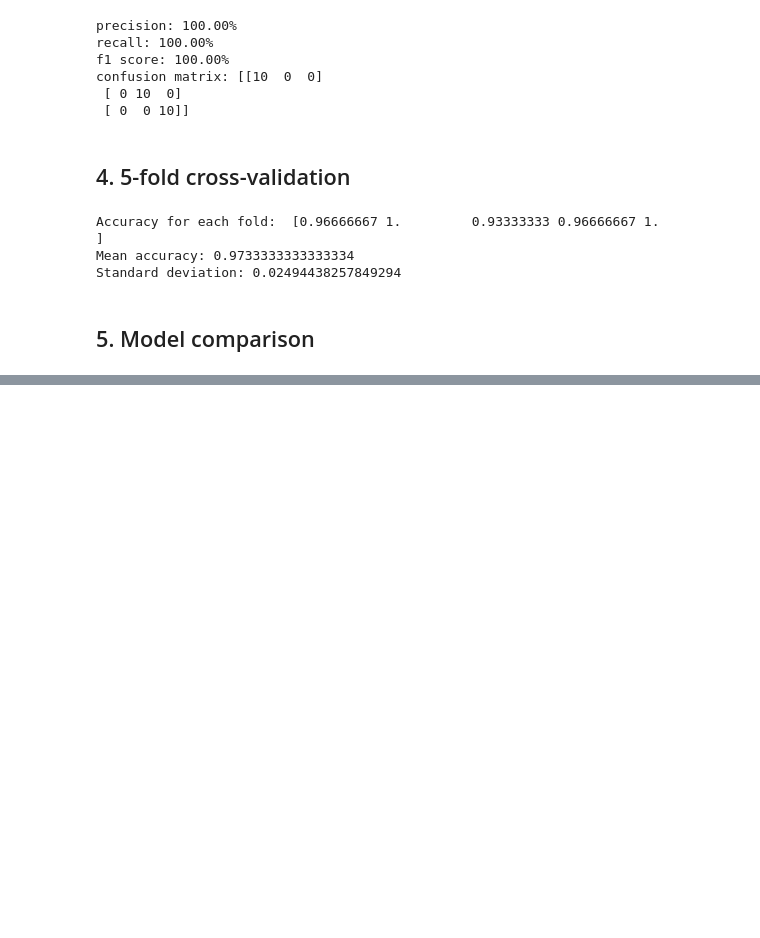
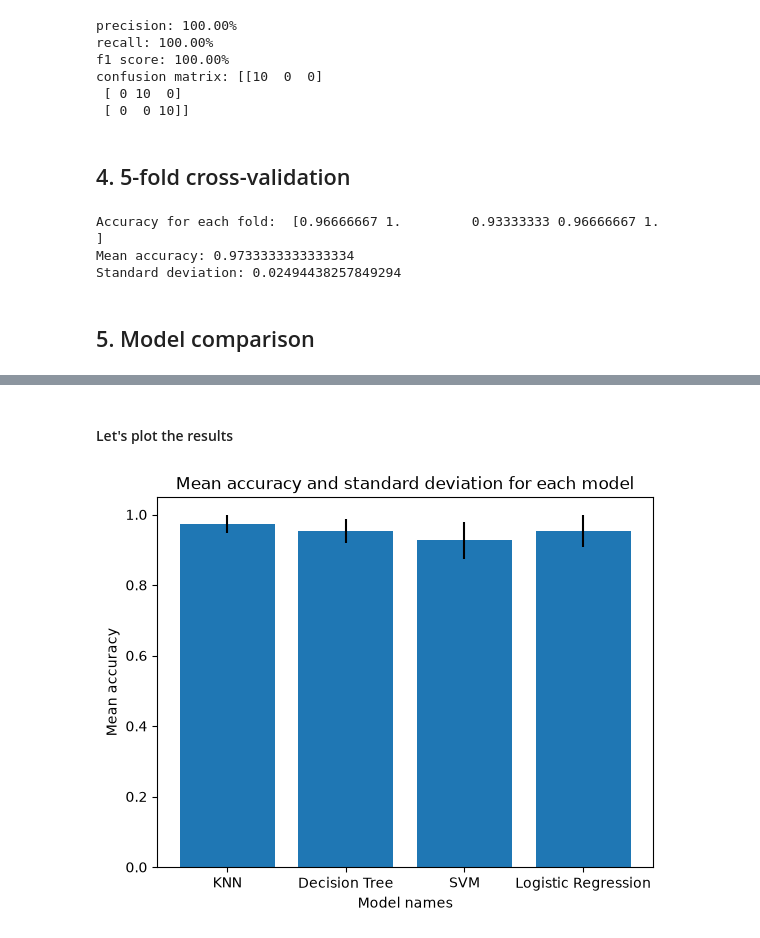
Before and after one commit to HodeiTeje/classifier-comparison, a Jupyter notebook: notebooks/exploration.ipynb, the cells around one changed output, grey strips where cells are left out. Saved outputs shown, nothing was run; the diff lists cells and outputs as text; code cells hidden in the pictures; blank space fills up the shorter version.

```diff
--- a/notebooks/exploration.ipynb
+++ b/notebooks/exploration.ipynb
@@ -258,0 +280,16 @@ results_df
+# %% [markdown]
+#### Let's plot the results
+# %%
+import importlib
+import matplotlib.pyplot as plt
+
+# importlib.reload(plt)
+
+plt.bar(x = results2_df["Model"], height = results2_df["Mean Accuracy"], yerr = results2_df["Std Accuracy"])
+
+plt.xlabel("Model names")
+plt.ylabel("Mean accuracy")
+plt.title("Mean accuracy and standard deviation for each model")
+plt.show()
+# %% [output]
+[figure, added]
```
Also changed, not shown: parts of 1 cell of this notebook.
